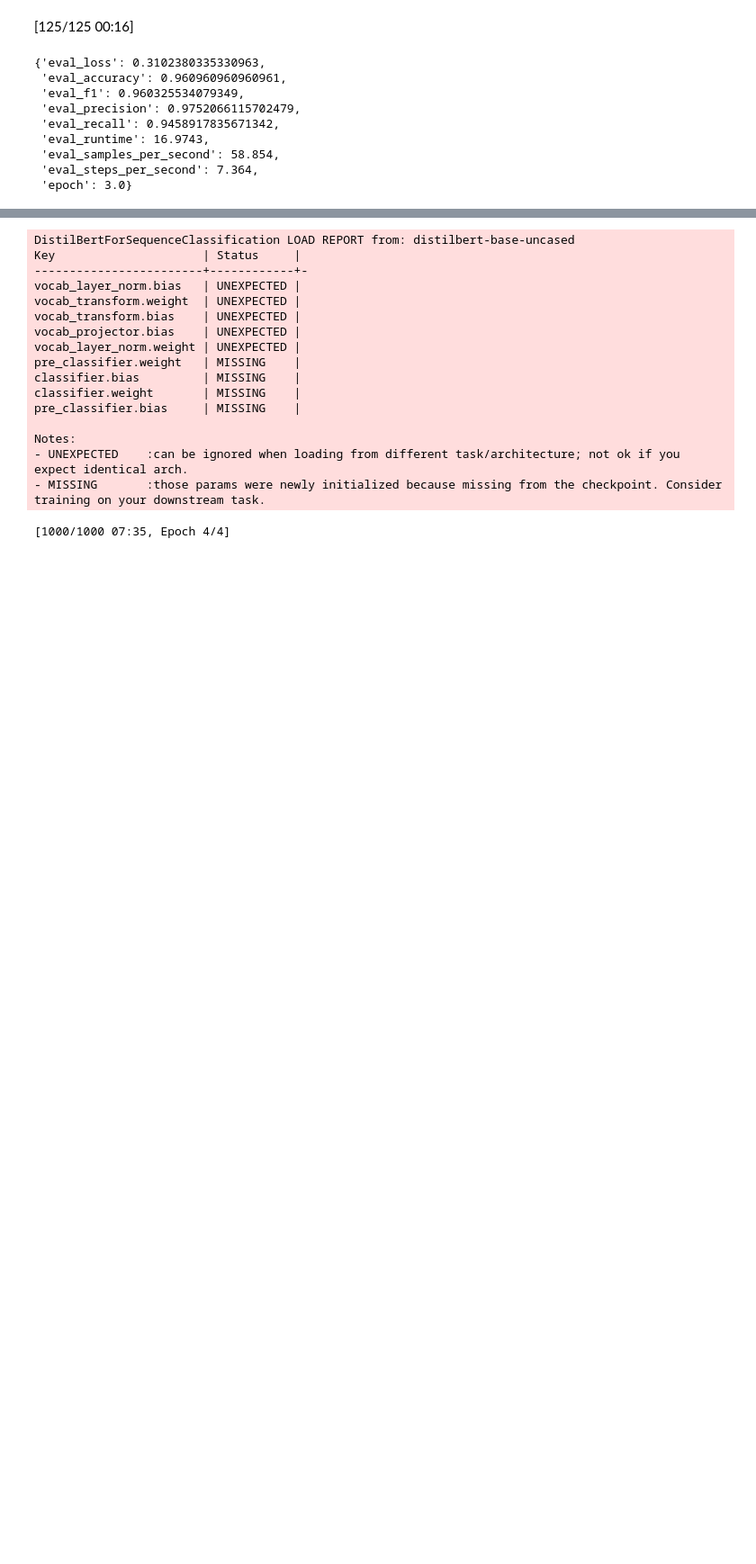
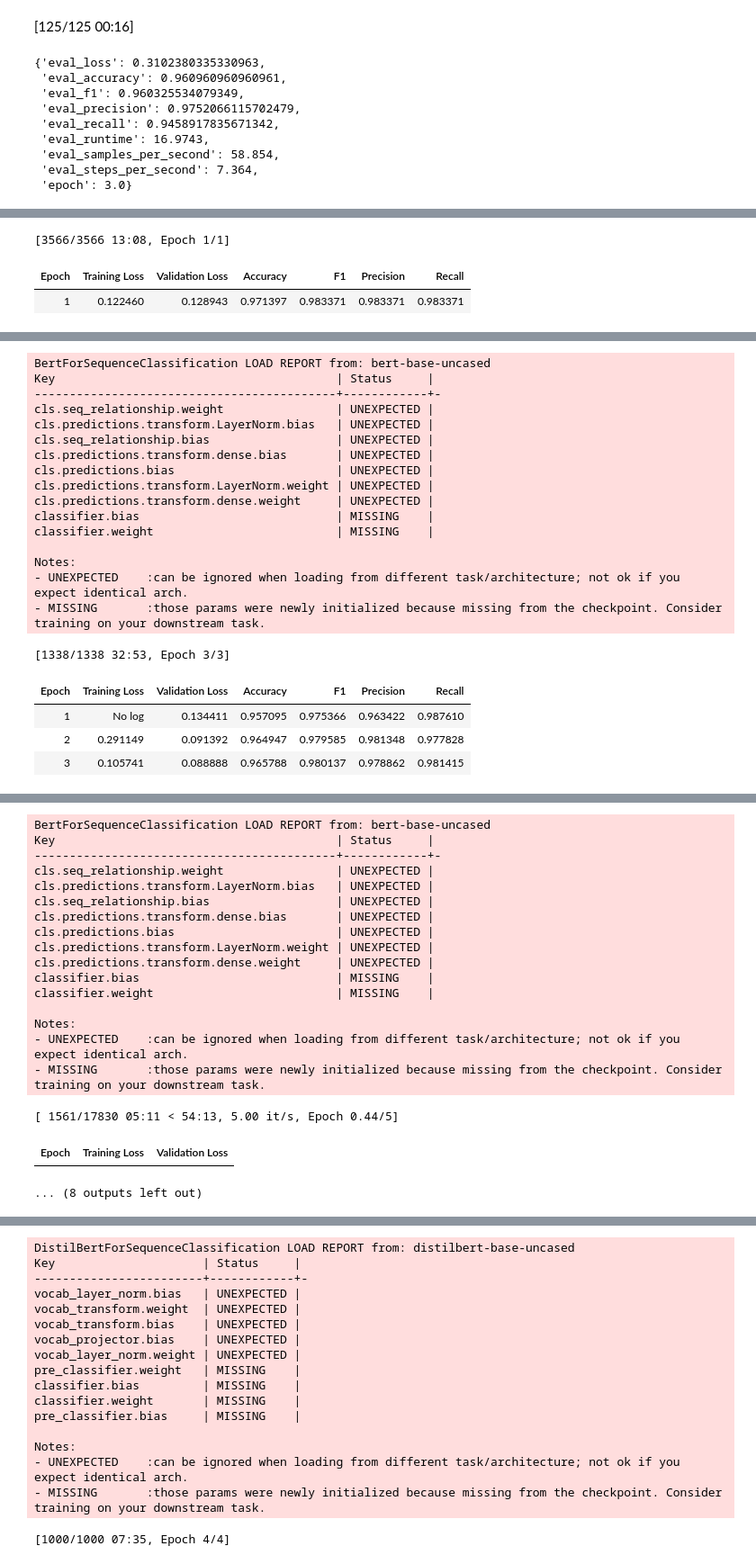
Before and after one commit to harshinisrisavitha/ReviewInsight-NLP-based-Customer-Feedback-Analyzer, a Jupyter notebook: NLP_PROJECT.ipynb, the cells around one changed output, grey strips where cells are left out. Shown at 90% size. Saved outputs shown, nothing was run; the diff lists cells and outputs as text; code cells hidden in the pictures; blank space fills up the shorter version.

```diff
--- a/NLP_PROJECT.ipynb
+++ b/NLP_PROJECT.ipynb
@@ -740,0 +777,26 @@ trainer.evaluate()
+# %%
+# 1. Define a model initialization function
+def model_init():
+    return BertForSequenceClassification.from_pretrained(
+        "bert-base-uncased",
+        num_labels=2
+    )
+
+# 2. Re-initialize Trainer with model_init
+trainer = Trainer(
+    model_init=model_init, # Use this instead of 'model=model'
+    args=training_args,
+    train_dataset=train_dataset,
+    eval_dataset=test_dataset,
+    compute_metrics=compute_metrics
+)
+
+# 3. Launch the hyperparameter search
+best_run = trainer.hyperparameter_search(
+    direction="maximize",
+    backend="optuna",
+    n_trials=5 # This will run the training 5 times with different settings
+)
+
+print("Best Hyperparameters found:", best_run.hyperparameters)
+# %% [output]
@@ -740,0 +836,3 @@ trainer.evaluate()
+[3566/3566 13:08, Epoch 1/1]
+| Epoch | Training Loss | Validation Loss | Accuracy | F1 | Precision | Recall |
+| 1 | 0.122460 | 0.128943 | 0.971397 | 0.983371 | 0.983371 | 0.983371 |
@@ -740,0 +840,21 @@ trainer.evaluate()
+BertForSequenceClassification LOAD REPORT from: bert-base-uncased
+Key                                        | Status     |
+-------------------------------------------+------------+-
+cls.seq_relationship.weight                | UNEXPECTED |
+cls.predictions.transform.LayerNorm.bias   | UNEXPECTED |
+cls.seq_relationship.bias                  | UNEXPECTED |
+cls.predictions.transform.dense.bias       | UNEXPECTED |
+cls.predictions.bias                       | UNEXPECTED |
+cls.predictions.transform.LayerNorm.weight | UNEXPECTED |
+cls.predictions.transform.dense.weight     | UNEXPECTED |
+classifier.bias                            | MISSING    |
+classifier.weight                          | MISSING    |
+
+Notes:
+- UNEXPECTED    :can be ignored when loading from different task/architecture; not ok if you expect identical arch.
+- MISSING       :those params were newly initialized because missing from the checkpoint. Consider training on your downstream task.
+[1338/1338 32:53, Epoch 3/3]
+| Epoch | Training Loss | Validation Loss | Accuracy | F1 | Precision | Recall |
+| 1 | No log | 0.134411 | 0.957095 | 0.975366 | 0.963422 | 0.987610 |
+| 2 | 0.291149 | 0.091392 | 0.964947 | 0.979585 | 0.981348 | 0.977828 |
+| 3 | 0.105741 | 0.088888 | 0.965788 | 0.980137 | 0.978862 | 0.981415 |
@@ -740,0 +862,19 @@ trainer.evaluate()
+BertForSequenceClassification LOAD REPORT from: bert-base-uncased
+Key                                        | Status     |
+-------------------------------------------+------------+-
+cls.seq_relationship.weight                | UNEXPECTED |
+cls.predictions.transform.LayerNorm.bias   | UNEXPECTED |
+cls.seq_relationship.bias                  | UNEXPECTED |
+cls.predictions.transform.dense.bias       | UNEXPECTED |
+cls.predictions.bias                       | UNEXPECTED |
+cls.predictions.transform.LayerNorm.weight | UNEXPECTED |
+cls.predictions.transform.dense.weight     | UNEXPECTED |
+classifier.bias                            | MISSING    |
+classifier.weight                          | MISSING    |
+
+Notes:
+- UNEXPECTED    :can be ignored when loading from different task/architecture; not ok if you expect identical arch.
+- MISSING       :those params were newly initialized because missing from the checkpoint. Consider training on your downstream task.
+[ 1561/17830 05:11 < 54:13, 5.00 it/s, Epoch 0.44/5]
+| Epoch | Training Loss | Validation Loss |
+... (8 outputs left out)
```
Also changed, not shown: parts of 10 cells of this notebook.
